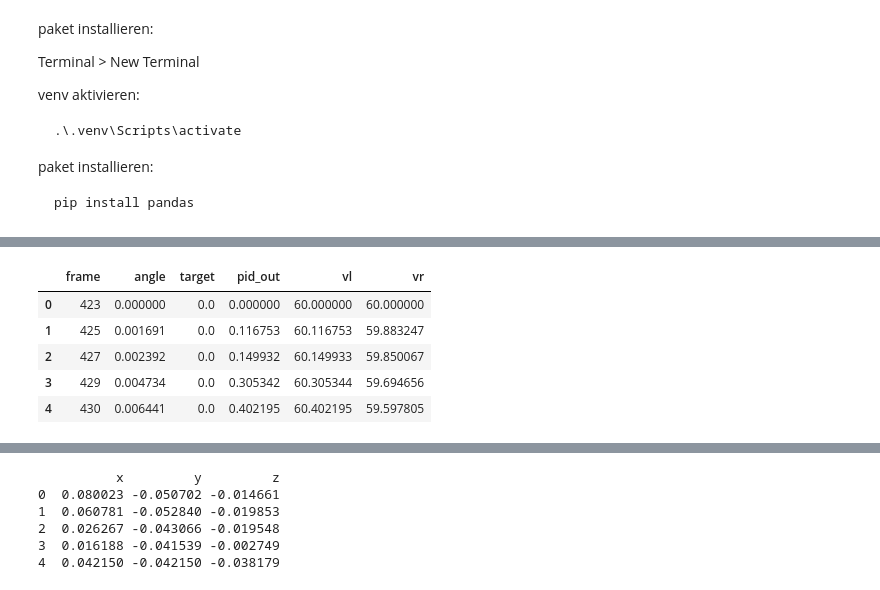
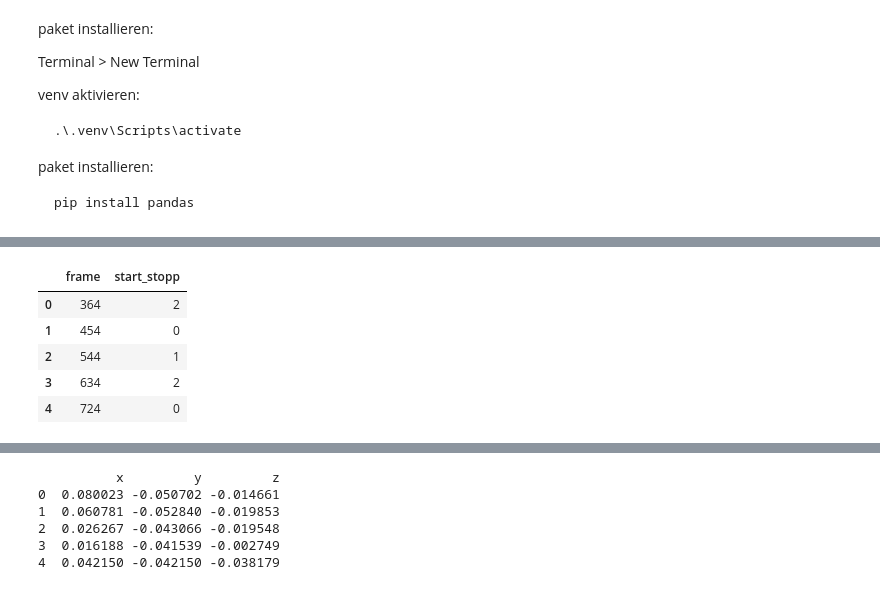
Before and after one commit to charlotte-strg/IMU_Audit, a Jupyter notebook: src/runs_on_pc/ergebnisse_viz.ipynb, the cells around one changed output, grey strips where cells are left out. Drawn from its saved outputs; the diff is of its cells as text; code cells hidden in the pictures.

```diff
--- a/src/runs_on_pc/ergebnisse_viz.ipynb
+++ b/src/runs_on_pc/ergebnisse_viz.ipynb
@@ -29,8 +29,8 @@ path_imu_madgwick_rounded_imu = "c:/Users/charl/Desktop/Uni_Leipzig/MA/Code/Plat
 path_imu_madgwick_rounded_cam = "c:/Users/charl/Desktop/Uni_Leipzig/MA/Code/PlatformIO/IMU_Audit/MA_files/Recherche/Ergebnisse/IMU_Madgwick_Rounded/2025-01-22_15-06-50.dat"
 path_imu_madgwick_square_imu = "c:/Users/charl/Desktop/Uni_Leipzig/MA/Code/PlatformIO/IMU_Audit/MA_files/Recherche/Ergebnisse/IMU_Madgwick_Square/2025-01-22_16-03-09.sensors.dat"
 path_imu_madgwick_square_cam = "c:/Users/charl/Desktop/Uni_Leipzig/MA/Code/PlatformIO/IMU_Audit/MA_files/Recherche/Ergebnisse/IMU_Madgwick_Square/2025-01-22_16-03-09.dat"
-path_pid_rounded_imu = "c:/Users/charl/Desktop/Uni_Leipzig/MA/Code/PlatformIO/IMU_Audit/MA_files/Recherche/Ergebnisse/PID_tests/2025-02-06_13-58-11.sensors.dat"
-path_pid_rounded_cam = "c:/Users/charl/Desktop/Uni_Leipzig/MA/Code/PlatformIO/IMU_Audit/MA_files/Recherche/Ergebnisse/PID_tests/2025-02-06_13-58-11.dat"
+path_pid_rounded_imu = "c:/Users/charl/Desktop/Uni_Leipzig/MA/Code/PlatformIO/IMU_Audit/MA_files/Recherche/Ergebnisse/PID_tests_neu/2025-03-11_15-10-26.sensors.dat"
+path_pid_rounded_cam = "c:/Users/charl/Desktop/Uni_Leipzig/MA/Code/PlatformIO/IMU_Audit/MA_files/Recherche/Ergebnisse/PID_tests_neu/2025-03-11_15-10-26.dat"
 
 # header für imu daten
 column_names_motors = ["frame", "start_stopp", "empty0", "empty1", "empty2", "empty3", "empty4"]
@@ -47,11 +47,9 @@ df_path_imu_integral_rounded_cam = pd.read_csv(path_imu_integral_rounded_cam, se
 df_path_imu_madgwick_rounded_imu = pd.read_csv(path_imu_madgwick_rounded_imu, sep=' ', header=None, names=column_names_madgwick)
 df_path_imu_madgwick_rounded_cam = pd.read_csv(path_imu_madgwick_rounded_cam, sep=' ', header=0)
 df_path_imu_madgwick_square_imu = pd.read_csv(path_imu_madgwick_square_imu, sep=' ', header=None, names=column_names_madgwick)
-
 df_path_imu_madgwick_square_cam = pd.read_csv(path_imu_madgwick_square_cam, sep=' ', header=0)
 
 df_path_imu_pid_rounded_imu = pd.read_csv(path_pid_rounded_imu, sep=' ', header=0)
-
 df_path_imu_pid_rounded_cam = pd.read_csv(path_pid_rounded_cam, sep=' ', header=0)
 # %%
 # print("df_path_motors_none_rounded_imu:")
@@ -210,13 +131,18 @@ def cyclic_difference(value1, value2, period=2 * np.pi):
 
     return cyclic_diff
 # %%
+# nur für PID
 # Daten einlesen, ersten Header entfernen, falls doppelt vorhanden
 df_path_imu_pid_rounded_imu = pd.read_csv(path_pid_rounded_imu, sep=' ', header=None, names=column_names_pid, skiprows=1)
 df_path_imu_pid_rounded_imu.head()
+
+# in df_path_imu_pid_rounded_imu spalte "event" in "start_stopp" umbenennen
+df_path_imu_pid_rounded_imu.rename(columns={"event": "start_stopp"}, inplace=True)
+df_path_imu_pid_rounded_imu.head()
 # %% [output]
-|  | frame | angle | target | pid_out | vl | vr |
-| 0 | 423 | 0.000000 | 0.0 | 0.000000 | 60.000000 | 60.000000 |
-| 1 | 425 | 0.001691 | 0.0 | 0.116753 | 60.116753 | 59.883247 |
-| 2 | 427 | 0.002392 | 0.0 | 0.149932 | 60.149933 | 59.850067 |
-| 3 | 429 | 0.004734 | 0.0 | 0.305342 | 60.305344 | 59.694656 |
-| 4 | 430 | 0.006441 | 0.0 | 0.402195 | 60.402195 | 59.597805 |
+|  | frame | start_stopp |
+| 0 | 364 | 2 |
+| 1 | 454 | 0 |
+| 2 | 544 | 1 |
+| 3 | 634 | 2 |
+| 4 | 724 | 0 |
```
Also changed, not shown: parts of 25 cells of this notebook, 15 other files.
